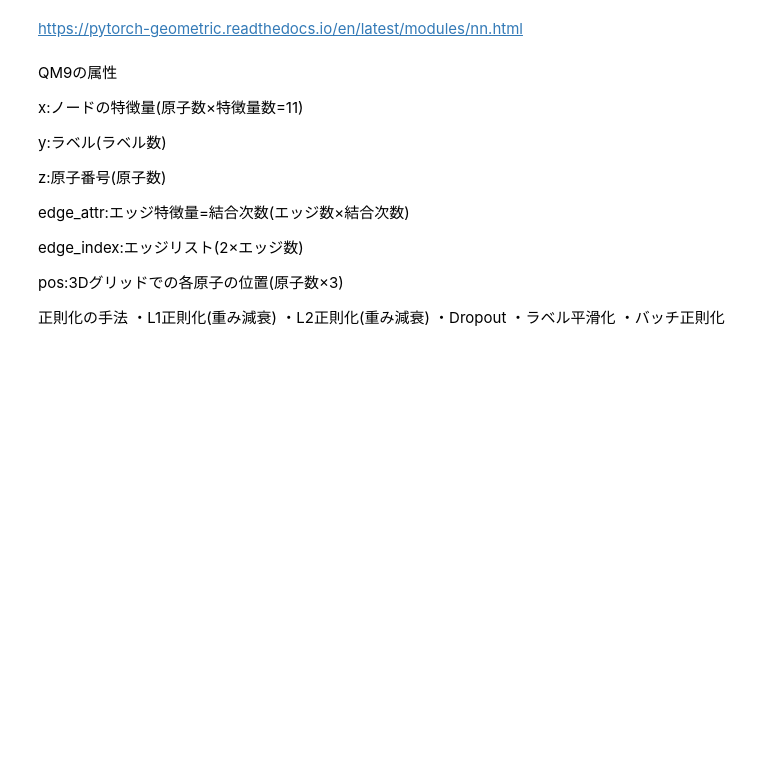
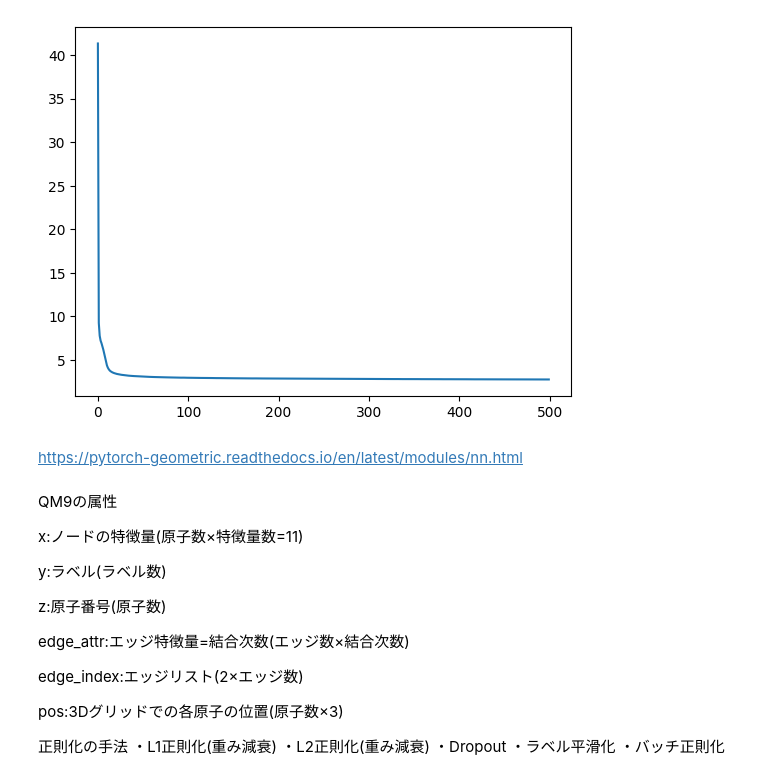
Before and after one commit to Kazuri1111/Pytorch, a Jupyter notebook: GCN/PyG.ipynb, the cells around one changed output. Saved outputs shown, nothing was run; the diff lists cells and outputs as text; code cells hidden in the pictures; blank space fills up the shorter version.

```diff
--- a/GCN/PyG.ipynb
+++ b/GCN/PyG.ipynb
@@ -74,0 +210,2 @@ X_train, X_test, Y_train, Y_test = train_test_split(X, Y, test_size=0.2, random_
+# %%
+mlp = MLPRegressor(max_iter=10000, activation="relu", solver="adam", verbose=True, hidden_layer_sizes=(100,100))
@@ -75,3 +256,8 @@ X_train, X_test, Y_train, Y_test = train_test_split(X, Y, test_size=0.2, random_
+# %%
+plt.plot(mlp.loss_curve_[:500])
+plt.show()
+# %% [output]
+[figure, added]
 # %%
 # Pytorch ECFP
 X_tensor = torch.tensor(X)
```
Also changed, not shown: parts of 25 cells of this notebook, 29 other files.
